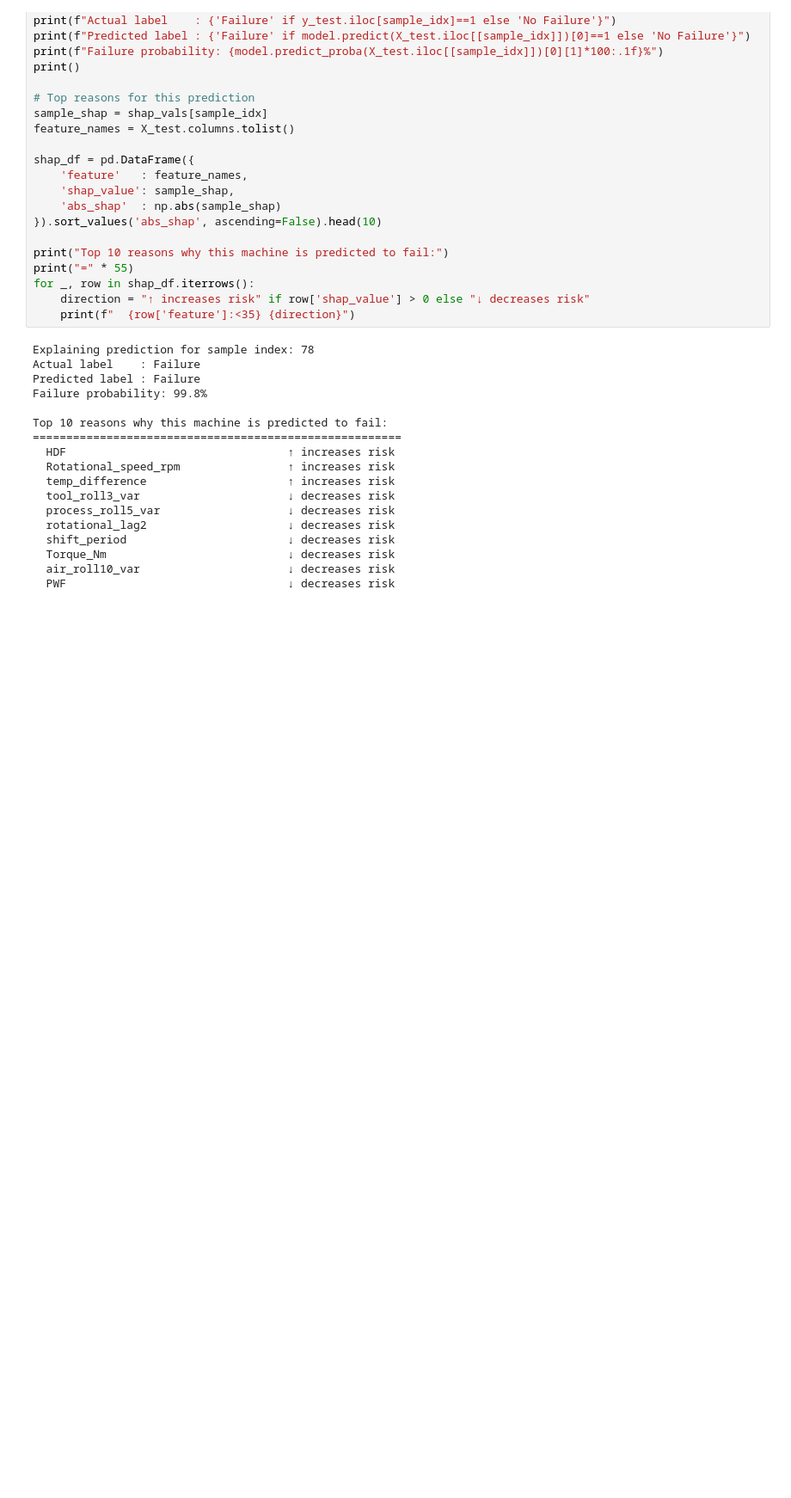
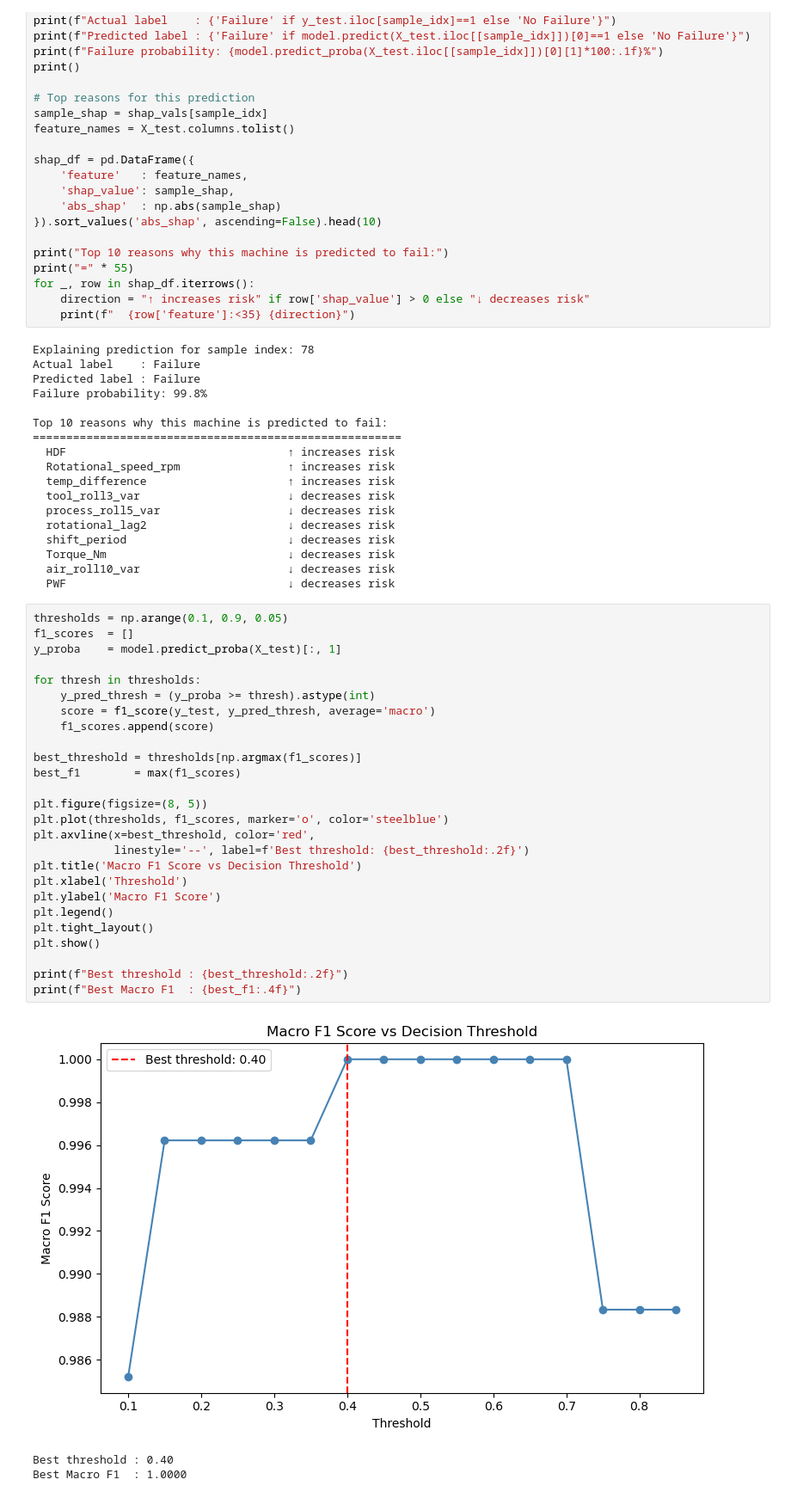
Before and after one commit to sanjay071202/predictive-Maintenance, a Jupyter notebook: notebooks/04_week.ipynb, the cells around one changed output. Shown at 86% size. Saved outputs shown, nothing was run; the diff lists cells and outputs as text; blank space fills up the shorter version.

Commit message:
Add Week 4 threshold tuning analysis

```diff
--- a/notebooks/04_week.ipynb
+++ b/notebooks/04_week.ipynb
@@ -179,3 +179,33 @@ Top 10 reasons why this machine is predicted to fail:
   Torque_Nm                           ↓ decreases risk
   air_roll10_var                      ↓ decreases risk
   PWF                                 ↓ decreases risk
+# %%
+thresholds = np.arange(0.1, 0.9, 0.05)
+f1_scores  = []
+y_proba    = model.predict_proba(X_test)[:, 1]
+
+for thresh in thresholds:
+    y_pred_thresh = (y_proba >= thresh).astype(int)
+    score = f1_score(y_test, y_pred_thresh, average='macro')
+    f1_scores.append(score)
+
+best_threshold = thresholds[np.argmax(f1_scores)]
+best_f1        = max(f1_scores)
+
+plt.figure(figsize=(8, 5))
+plt.plot(thresholds, f1_scores, marker='o', color='steelblue')
+plt.axvline(x=best_threshold, color='red',
+            linestyle='--', label=f'Best threshold: {best_threshold:.2f}')
+plt.title('Macro F1 Score vs Decision Threshold')
+plt.xlabel('Threshold')
+plt.ylabel('Macro F1 Score')
+plt.legend()
+plt.tight_layout()
+plt.show()
+
+print(f"Best threshold : {best_threshold:.2f}")
+print(f"Best Macro F1  : {best_f1:.4f}")
+# %% [output]
+[figure, added]
+Best threshold : 0.40
+Best Macro F1  : 1.0000
```
